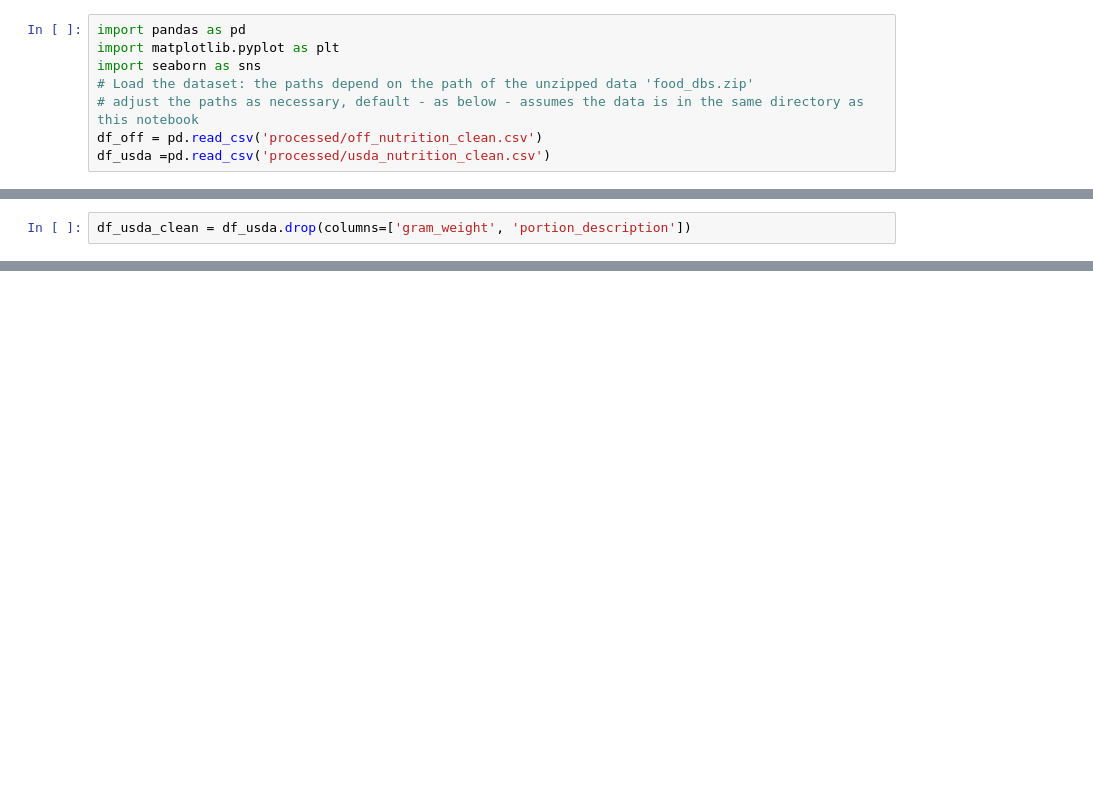
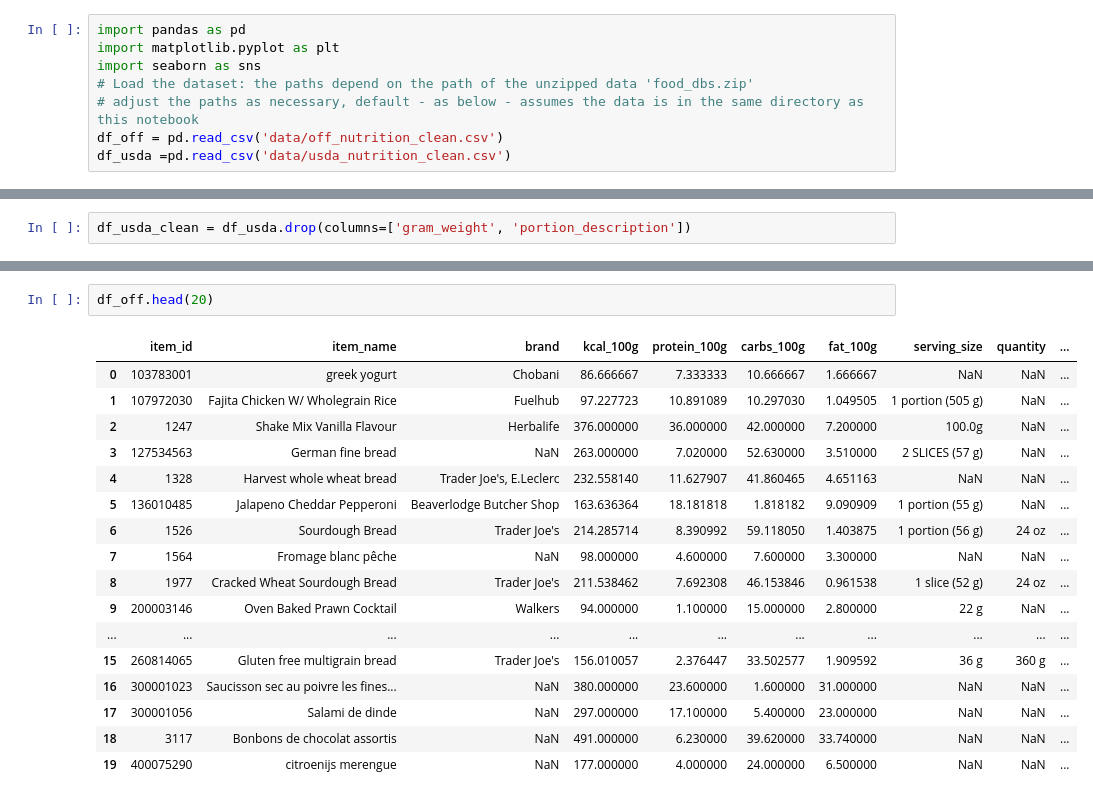
Before and after one commit to KevinSchmitt1/sayfit-alpha, a Jupyter notebook: eda.ipynb, the cells around one changed output, grey strips where cells are left out. Drawn from its saved outputs; the diff is of its cells as text; blank space fills up the shorter version.

```diff
--- a/eda.ipynb
+++ b/eda.ipynb
@@ -7,8 +7,8 @@ import matplotlib.pyplot as plt
 import seaborn as sns
 # Load the dataset: the paths depend on the path of the unzipped data 'food_dbs.zip'
 # adjust the paths as necessary, default - as below - assumes the data is in the same directory as this notebook
-df_off = pd.read_csv('processed/off_nutrition_clean.csv')
-df_usda =pd.read_csv('processed/usda_nutrition_clean.csv')
+df_off = pd.read_csv('data/off_nutrition_clean.csv')
+df_usda =pd.read_csv('data/usda_nutrition_clean.csv')
 # %%
 df_off.columns
 # %% [output]
@@ -99,0 +141,20 @@ df_usda_clean = df_usda.drop(columns=['gram_weight', 'portion_description'])
+# %%
+df_off.head(20)
+# %% [output]
+|  | item_id | item_name | brand | kcal_100g | protein_100g | carbs_100g | fat_100g | serving_size | quantity | ... |
+| 0 | 103783001 | greek yogurt | Chobani | 86.666667 | 7.333333 | 10.666667 | 1.666667 | NaN | NaN | ... |
+| 1 | 107972030 | Fajita Chicken W/ Wholegrain Rice | Fuelhub | 97.227723 | 10.891089 | 10.297030 | 1.049505 | 1 portion (505 g) | NaN | ... |
+| 2 | 1247 | Shake Mix Vanilla Flavour | Herbalife | 376.000000 | 36.000000 | 42.000000 | 7.200000 | 100.0g | NaN | ... |
+| 3 | 127534563 | German fine bread | NaN | 263.000000 | 7.020000 | 52.630000 | 3.510000 | 2 SLICES (57 g) | NaN | ... |
+| 4 | 1328 | Harvest whole wheat bread | Trader Joe's, E.Leclerc | 232.558140 | 11.627907 | 41.860465 | 4.651163 | NaN | NaN | ... |
+| 5 | 136010485 | Jalapeno Cheddar Pepperoni | Beaverlodge Butcher Shop | 163.636364 | 18.181818 | 1.818182 | 9.090909 | 1 portion (55 g) | NaN | ... |
+| 6 | 1526 | Sourdough Bread | Trader Joe's | 214.285714 | 8.390992 | 59.118050 | 1.403875 | 1 portion (56 g) | 24 oz | ... |
+| 7 | 1564 | Fromage blanc pêche | NaN | 98.000000 | 4.600000 | 7.600000 | 3.300000 | NaN | NaN | ... |
+| 8 | 1977 | Cracked Wheat Sourdough Bread | Trader Joe's | 211.538462 | 7.692308 | 46.153846 | 0.961538 | 1 slice (52 g) | 24 oz | ... |
+| 9 | 200003146 | Oven Baked Prawn Cocktail | Walkers | 94.000000 | 1.100000 | 15.000000 | 2.800000 | 22 g | NaN | ... |
+| ... | ... | ... | ... | ... | ... | ... | ... | ... | ... | ... |
+| 15 | 260814065 | Gluten free multigrain bread | Trader Joe's | 156.010057 | 2.376447 | 33.502577 | 1.909592 | 36 g | 360 g | ... |
+| 16 | 300001023 | Saucisson sec au poivre les fines... | NaN | 380.000000 | 23.600000 | 1.600000 | 31.000000 | NaN | NaN | ... |
+| 17 | 300001056 | Salami de dinde | NaN | 297.000000 | 17.100000 | 5.400000 | 23.000000 | NaN | NaN | ... |
+| 18 | 3117 | Bonbons de chocolat assortis | NaN | 491.000000 | 6.230000 | 39.620000 | 33.740000 | NaN | NaN | ... |
+| 19 | 400075290 | citroenijs merengue | NaN | 177.000000 | 4.000000 | 24.000000 | 6.500000 | NaN | NaN | ... |
```
Also changed, not shown: parts of 19 cells of this notebook.
